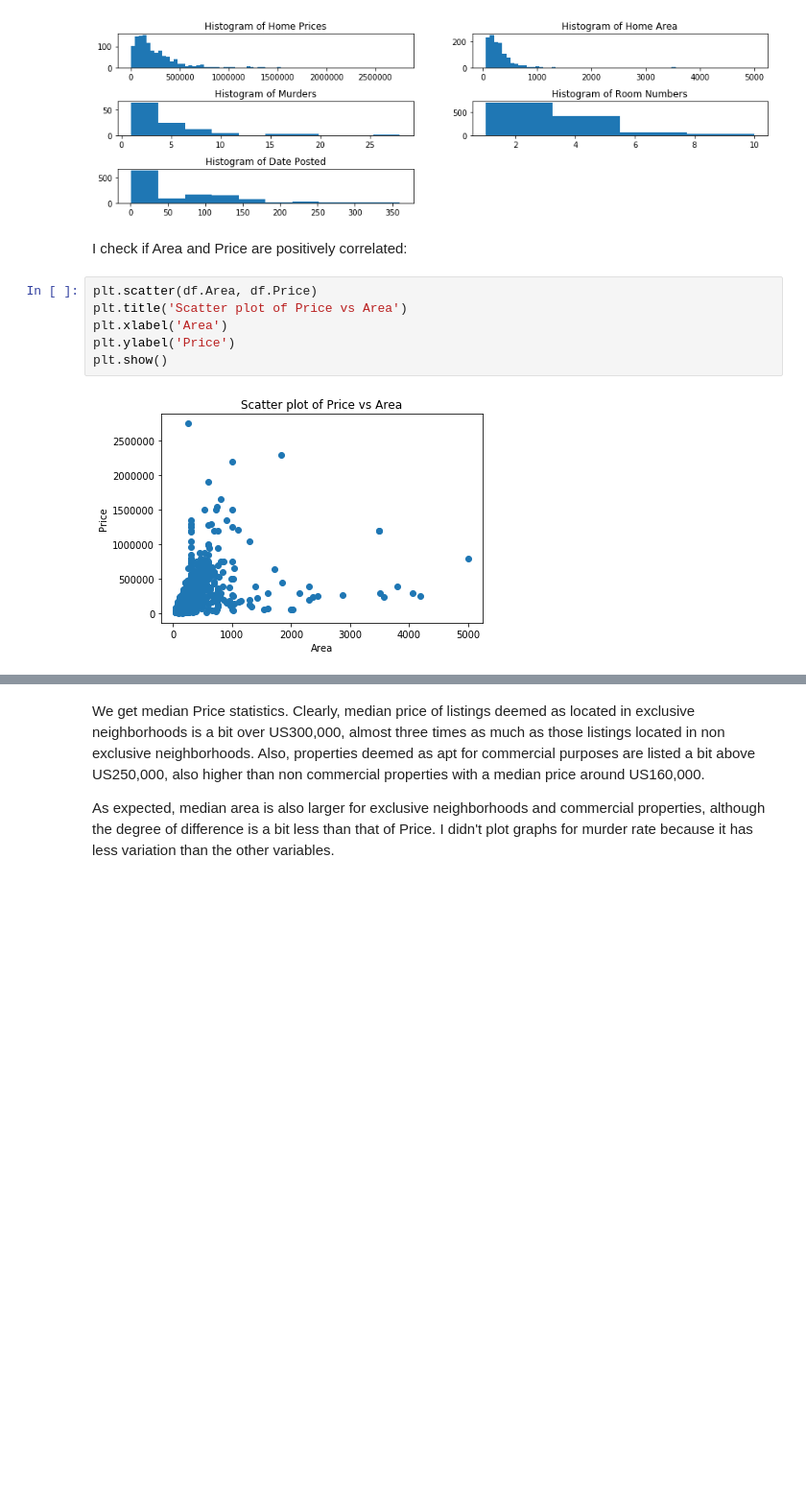
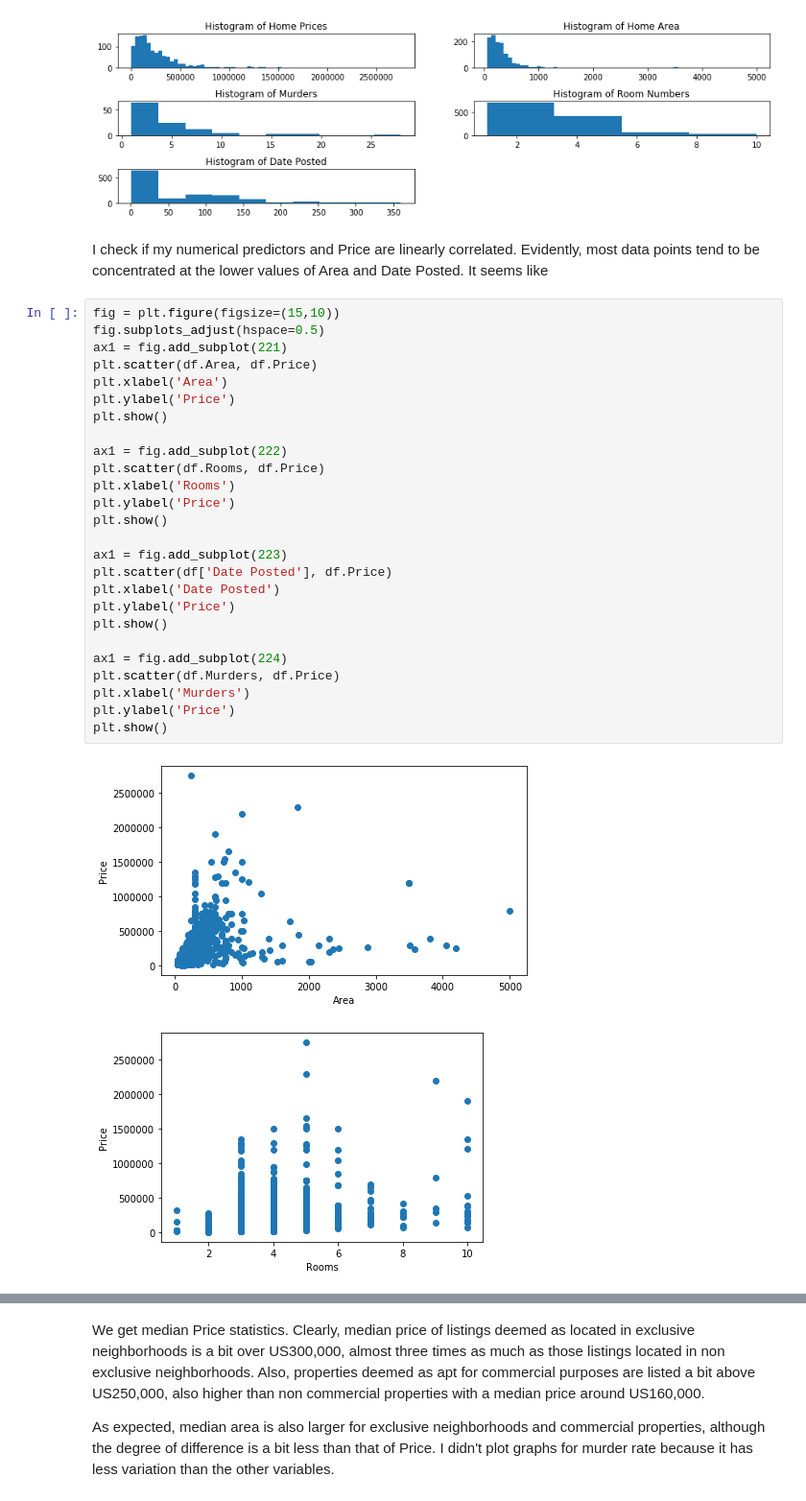
Before and after one commit to reynaldop96/Predicting-El-Salvador-House-Prices, a Jupyter notebook: HOMES PROJECT FINAL.ipynb, the cells around one changed output, grey strips where cells are left out. Shown: that part at 96% size. Drawn from its saved outputs; the diff is of its cells as text; blank space fills up the shorter version.

```diff
--- a/HOMES PROJECT FINAL.ipynb
+++ b/HOMES PROJECT FINAL.ipynb
@@ -426,13 +426,34 @@ ax5.set_title('Histogram of Date Posted')
 # %% [output]
 Text(0.5, 1.0, 'Histogram of Date Posted')
 [figure]
-# %% [markdown]
-I check if Area and Price are positively correlated:
-# %%
-plt.scatter(df.Area, df.Price)
-plt.title('Scatter plot of Price vs Area')
-plt.xlabel('Area')
-plt.ylabel('Price')
-plt.show()
-# %% [output]
-[figure, removed]
+# %% [markdown]
+I check if my numerical predictors and Price are linearly correlated. Evidently, most data points tend to be concentrated at the lower values of Area and Date Posted. It seems like
+# %%
+fig = plt.figure(figsize=(15,10))
+fig.subplots_adjust(hspace=0.5)
+ax1 = fig.add_subplot(221)
+plt.scatter(df.Area, df.Price)
+plt.xlabel('Area')
+plt.ylabel('Price')
+plt.show()
+
+ax1 = fig.add_subplot(222)
+plt.scatter(df.Rooms, df.Price)
+plt.xlabel('Rooms')
+plt.ylabel('Price')
+plt.show()
+
+ax1 = fig.add_subplot(223)
+plt.scatter(df['Date Posted'], df.Price)
+plt.xlabel('Date Posted')
+plt.ylabel('Price')
+plt.show()
+
+ax1 = fig.add_subplot(224)
+plt.scatter(df.Murders, df.Price)
+plt.xlabel('Murders')
+plt.ylabel('Price')
+plt.show()
+# %% [output]
+[figure, added]
+[figure, added]
```
Also changed, not shown: parts of 22 cells of this notebook.
